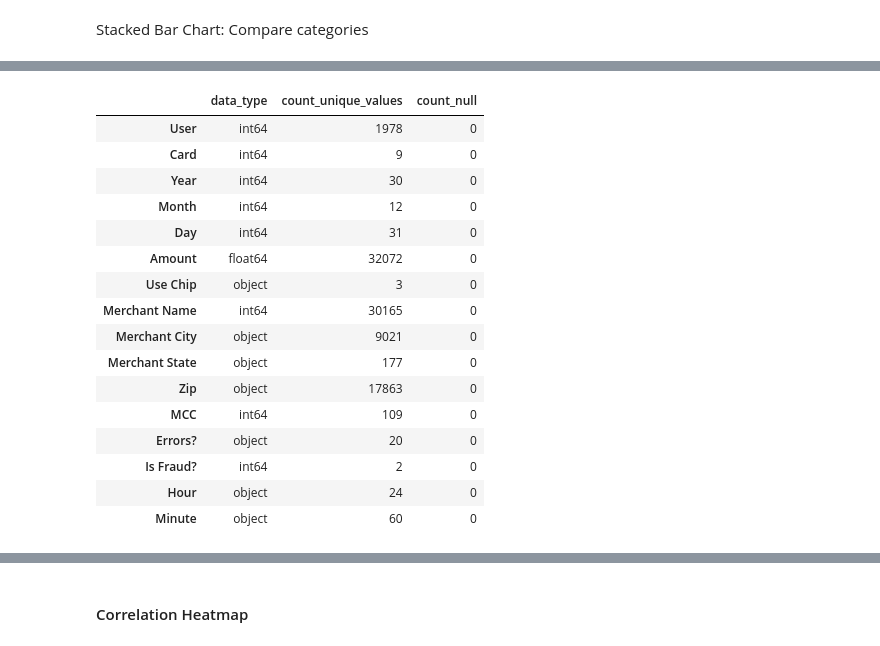
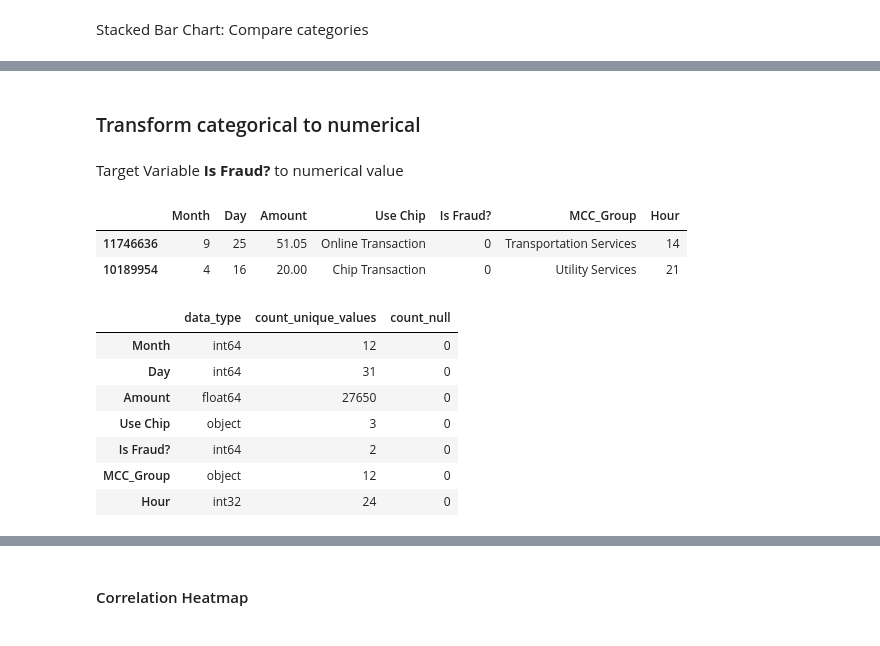
Before and after one commit to MaricrisResma/Detect-Credit-Card-Fraud-DT-RandomForest, a Jupyter notebook: DEV/Credit-Card-Fraud-Predictive-Model.ipynb, the cells around one changed output, grey strips where cells are left out. Drawn from its saved outputs; the diff is of its cells as text; code cells hidden in the pictures.

```diff
--- a/DEV/Credit-Card-Fraud-Predictive-Model.ipynb
+++ b/DEV/Credit-Card-Fraud-Predictive-Model.ipynb
@@ -262,0 +342,3 @@ df_sample.fillna('unknown', inplace=True)
+# %%
+model_data.drop(['User','Year','Merchant Name','MCC','Merchant City','Card'], axis=1, inplace=True)
+model_data.head(2)
@@ -263,4 +351,4 @@ df_sample.fillna('unknown', inplace=True)
 # %%
 # Change Amount to float
-df_sample["Amount"]=df_sample["Amount"].str.replace("$","").astype(float)
+model_data["Amount"]=model_data["Amount"].str.replace("$","").astype(float)
 # %%
@@ -286,8 +374,10 @@ getDataSummary(df_sample)
 # %%
 # Extract the hours and minutes from Time to perform a more refined time series analysis
-df_sample["Hour"] = df_sample["Time"].str[0:2]
-df_sample["Minute"] = df_sample["Time"].str[3:5]
-df_sample.drop(['Time'],axis=1, inplace=True)
+model_data["Hour"] = model_data["Time"].str[0:2].astype(int)
+model_data["Minute"] = model_data["Time"].str[3:5]
 
-df_sample.head(2)
+# Drop Time and Minutes
+model_data.drop(['Time', 'Minute'],axis=1, inplace=True)
+
+model_data.head(2)
 # %% [output]
@@ -431,20 +511,23 @@ df_sample.head(10)
+# %% [markdown]
+### Transform categorical to numerical
+# %% [markdown]
+Target Variable <b>Is Fraud?</b> to numerical value
+# %%
+# Transform Is Fraud? to 1/0 value (Fraud: 1, Not Fraud: 0)
+model_data["Is Fraud?"] = model_data["Is Fraud?"].replace({'No': 0, 'Yes': 1})
+model_data.head(2)
+# %% [output]
+|  | Month | Day | Amount | Use Chip | Is Fraud? | MCC_Group | Hour |
+| 11746636 | 9 | 25 | 51.05 | Online Transaction | 0 | Transportation Services | 14 |
+| 10189954 | 4 | 16 | 20.00 | Chip Transaction | 0 | Utility Services | 21 |
 # %%
-getDataSummary(df_sample)
+getDataSummary(model_data)
 # %% [output]
 |  | data_type | count_unique_values | count_null |
-| User | int64 | 1978 | 0 |
-| Card | int64 | 9 | 0 |
-| Year | int64 | 30 | 0 |
 | Month | int64 | 12 | 0 |
 | Day | int64 | 31 | 0 |
-| Amount | float64 | 32072 | 0 |
+| Amount | float64 | 27650 | 0 |
 | Use Chip | object | 3 | 0 |
-| Merchant Name | int64 | 30165 | 0 |
-| Merchant City | object | 9021 | 0 |
-| Merchant State | object | 177 | 0 |
-| Zip | object | 17863 | 0 |
-| MCC | int64 | 109 | 0 |
-| Errors? | object | 20 | 0 |
 | Is Fraud? | int64 | 2 | 0 |
-| Hour | object | 24 | 0 |
-| Minute | object | 60 | 0 |
+| MCC_Group | object | 12 | 0 |
+| Hour | int32 | 24 | 0 |
```
Also changed, not shown: parts of 101 cells of this notebook, 1 other file.
